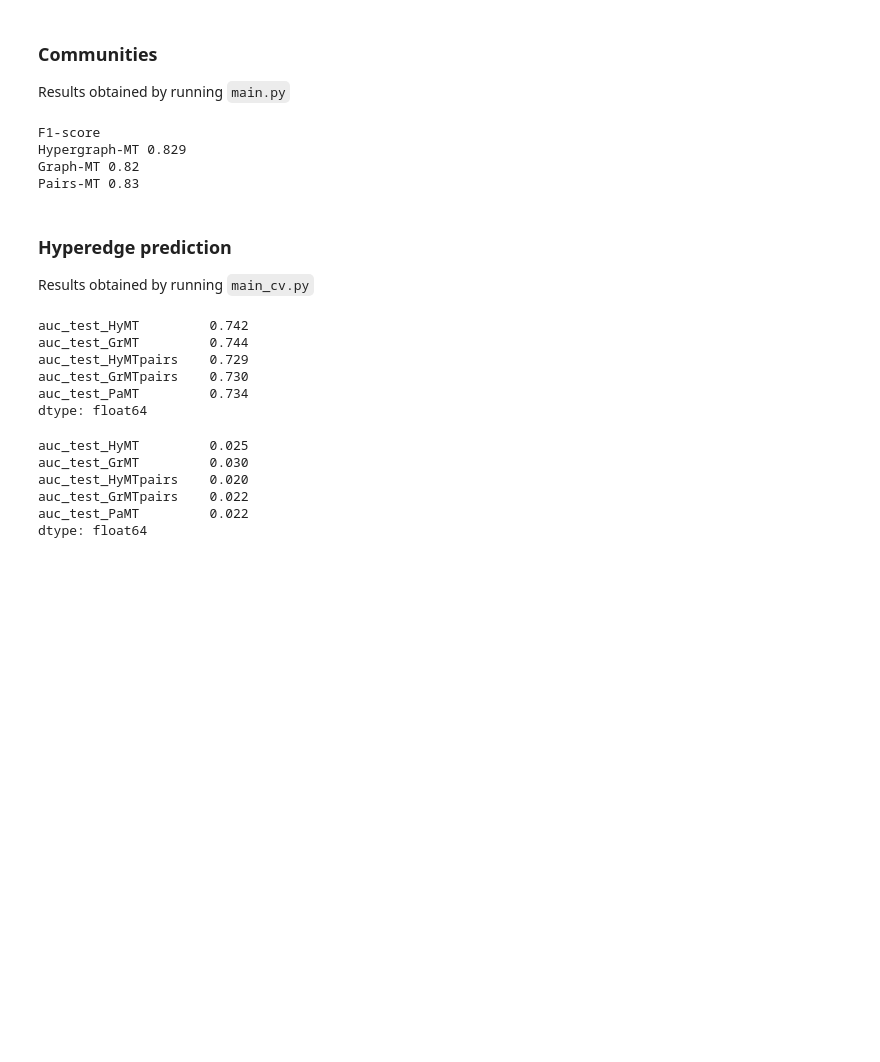
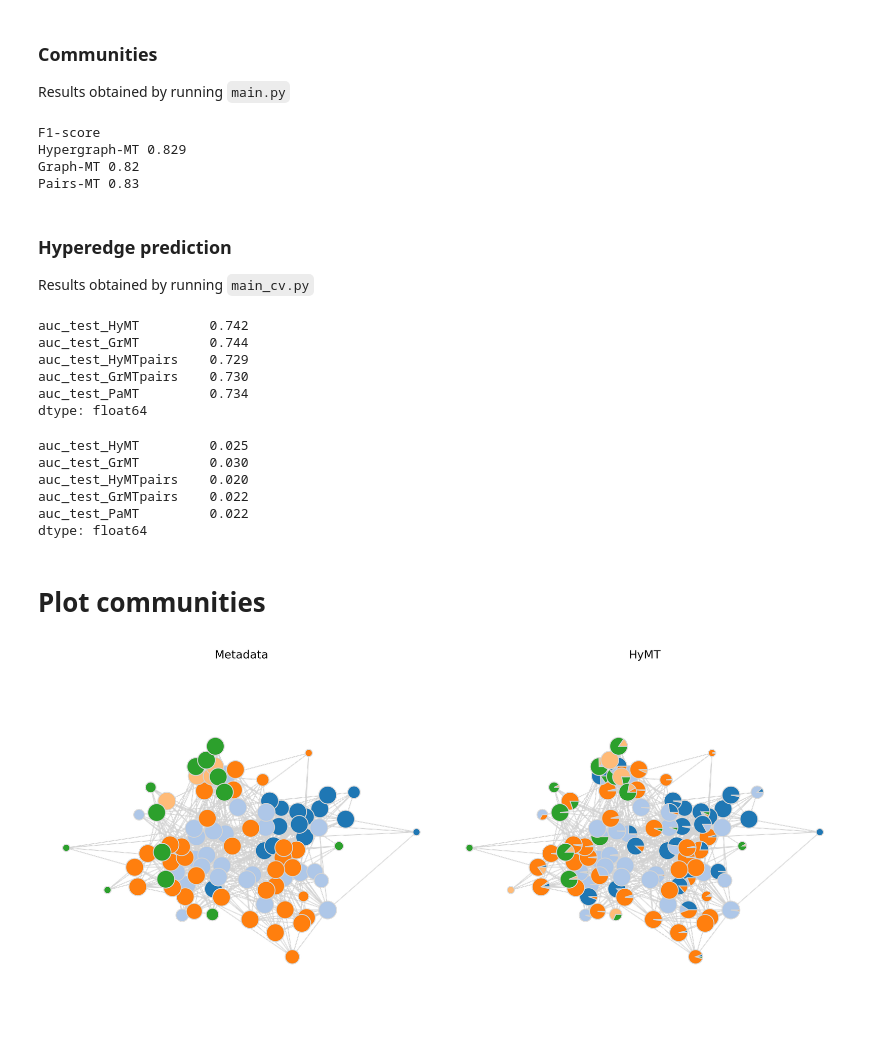
Before and after one commit to mcontisc/Hypergraph-MT, a Jupyter notebook: code/analyse_results.ipynb, the cells around one changed output. Cells and saved outputs as stored; diff of their text form; code cells hidden in the pictures; blank space fills up the shorter version.

Commit message:
added plots of communities

```diff
--- a/code/analyse_results.ipynb
+++ b/code/analyse_results.ipynb
@@ -97,3 +114,71 @@ auc_test_HyMTpairs    0.020
 auc_test_GrMTpairs    0.022
 auc_test_PaMT         0.022
 dtype: float64
+# %% [markdown]
+# Plot communities
+# %%
+vcm = viz.vizCM(A,hye,{a: u[a] for a in u.keys()}, gt_labels=df_meta['classID'].values)
+vcm.set_node_attributes(vcm.G)
+vcm.set_node_attributes(vcm.G,algo='gt')
+G = nx.Graph(vcm.G)
+
+pos = nx.spring_layout(G)
+# %%
+K = u['gt'].shape[1]
+from_list = LinearSegmentedColormap.from_list
+cmax = K+1
+cm = from_list('tab20', plt.cm.tab20(range(0,cmax)), cmax)
+cmap = cm
+# %%
+radius = 0.005
+# %%
+overlapping = True # whether you want to plot overlapping or not communities
+# %%
+figsize = (12,6)
+plt.figure(figsize = figsize)
+ns = 50
+mrk = 'o'
+edgecolor_node = 'grey'
+edgecolor_edge = 'lightgrey'
+wedgeprops = {'edgecolor':edgecolor_edge}
+
+degree = dict(G.degree())
+
+if overlapping == True:
+    plt.subplot(1,2,1)
+    ax = plt.gca()
+    nx.draw_networkx_edges(G, pos,arrows=False,edge_color=edgecolor_edge)
+    for n,d in G.nodes(data=True):
+        wedge_sizes,wedge_colors = viz.extract_bridge_properties(vcm.nodeName2Id[n],cm,vcm.U['gt'],threshold=0.01)
+        if len(wedge_sizes)>0:
+            pie,t = plt.pie(wedge_sizes, center=pos[n], colors = wedge_colors,radius=(min(10,degree[n]))*radius,wedgeprops=wedgeprops)
+            ax.axis("equal")
+    plt.tight_layout()
+    plt.title('Metadata')
+
+    plt.subplot(1,2,2)
+    ax = plt.gca()
+    nx.draw_networkx_edges(G, pos,arrows=False,edge_color=edgecolor_edge)
+    for n,d in G.nodes(data=True):
+        wedge_sizes,wedge_colors = viz.extract_bridge_properties(vcm.nodeName2Id[n],cm,vcm.U['HyMT'],threshold=0.01)
+        if len(wedge_sizes)>0:
+            pie,t = plt.pie(wedge_sizes, center=pos[n], colors = wedge_colors,radius=(min(10,degree[n]))*radius,wedgeprops=wedgeprops,normalize=True)
+            ax.axis("equal")
+    plt.tight_layout()
+    plt.title('HyMT')
+
+else:
+    plt.subplot(1,2,1)
+    nx.draw_networkx_edges(G, pos,arrows=False,edge_color=edgecolor_edge)
+    for n,d in G.nodes(data=True):
+        nx.draw_networkx_nodes(G, pos, [n], node_size=ns, node_shape=mrk,node_color=[int(d['node_color_gt'])],edgecolors=edgecolor_node,cmap=cmap,vmin=0,vmax=cmax)
+    plt.title('Metadata')
+
+    plt.subplot(1,2,2)
+    ax = plt.gca()
+    nx.draw_networkx_edges(G, pos,arrows=False,edge_color=edgecolor_edge)
+    for nid,n in enumerate(list(G.nodes())):
+        nx.draw_networkx_nodes(G, pos, [n], node_size=ns, node_shape=mrk,node_color=[np.argmax(vcm.U['HyMT'][nid])],edgecolors=edgecolor_node,cmap=cmap,vmin=0,vmax=cmax)
+    plt.title('HyMT')
+# %% [output]
+[figure, added]
```
Also changed, not shown: parts of 7 cells of this notebook, 1 other file.
